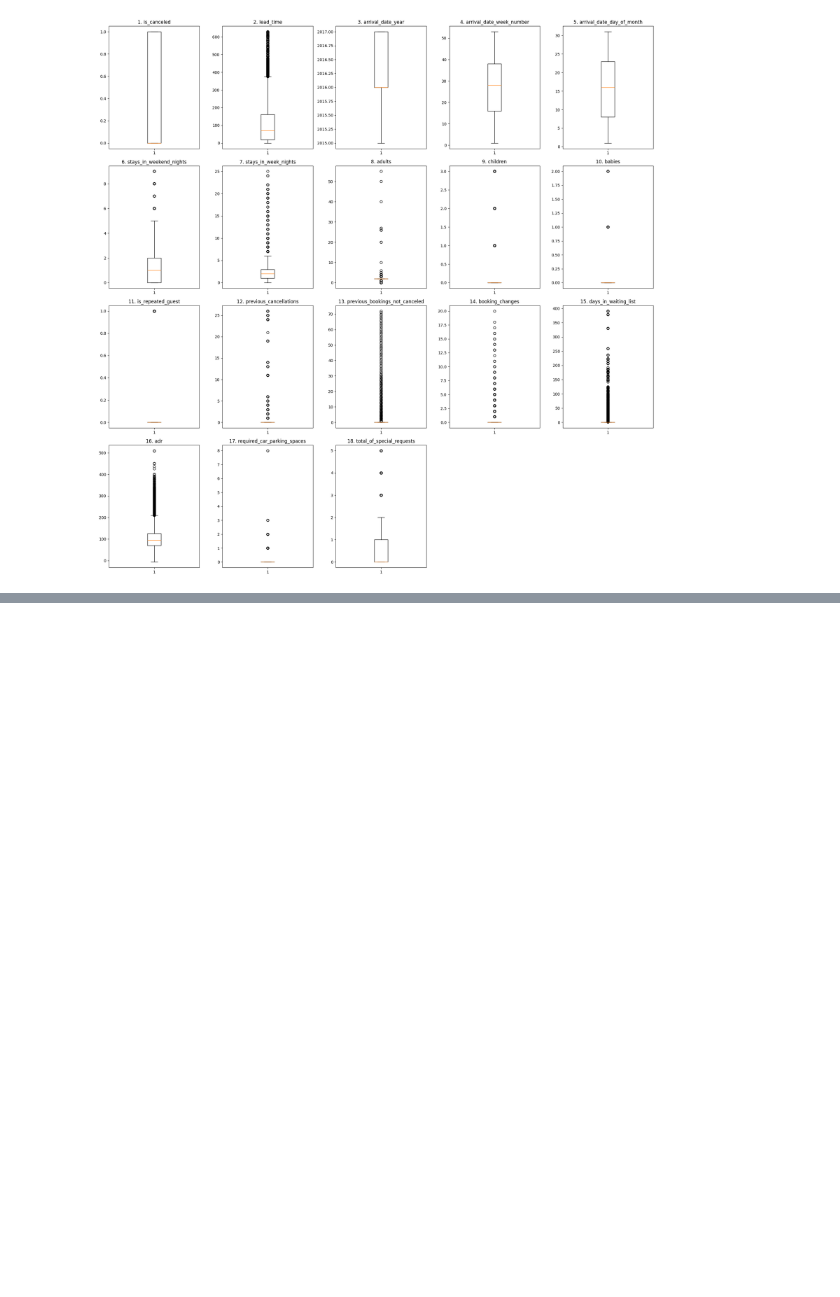
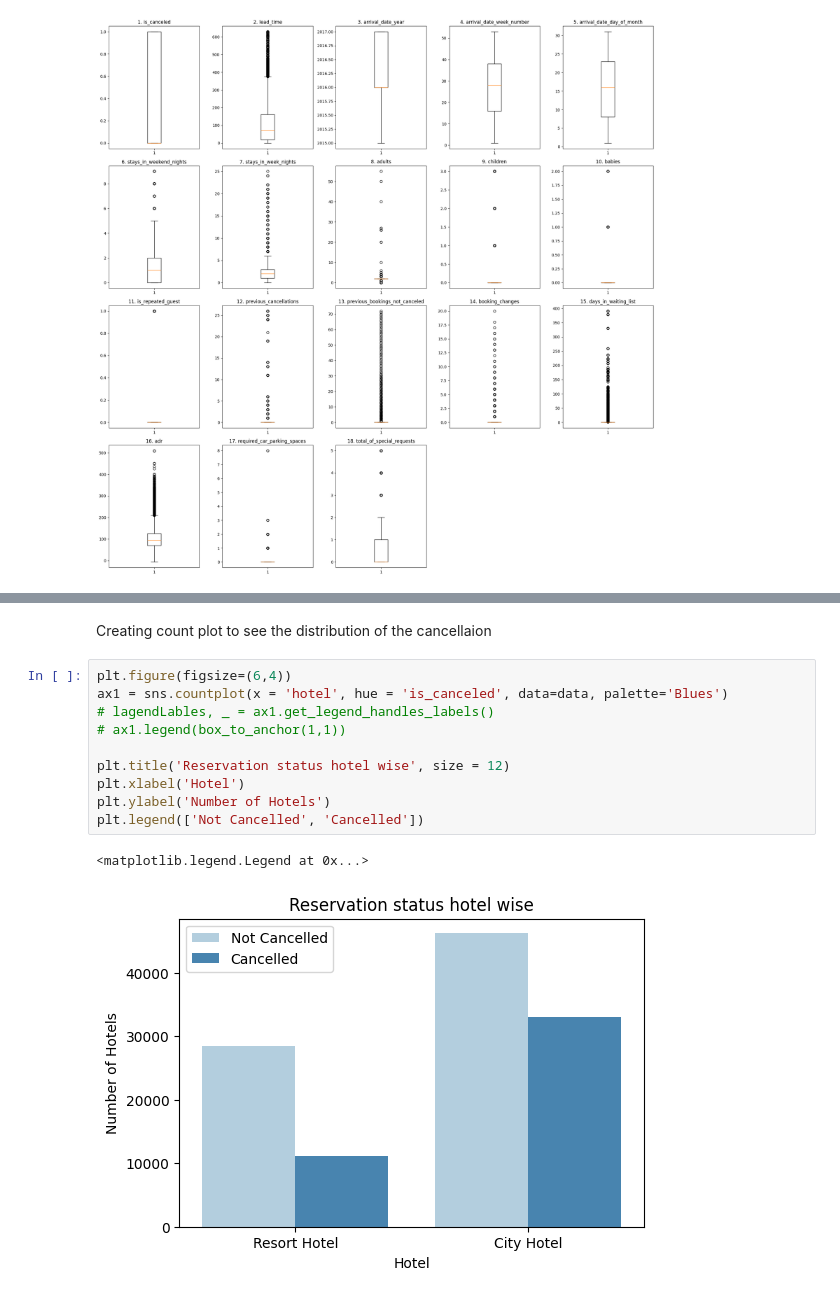
Before and after one commit to mr-ayush-agrawal/HotelReservation, a Jupyter notebook: Analysis.ipynb, the cells around one changed output, grey strips where cells are left out. Saved outputs shown, nothing was run; the diff lists cells and outputs as text; blank space fills up the shorter version.

```diff
--- a/Analysis.ipynb
+++ b/Analysis.ipynb
@@ -253,0 +297,15 @@ plt.show()
+# %% [markdown]
+Creating count plot to see the distribution of the cancellaion
+# %%
+plt.figure(figsize=(6,4))
+ax1 = sns.countplot(x = 'hotel', hue = 'is_canceled', data=data, palette='Blues')
+# lagendLables, _ = ax1.get_legend_handles_labels()
+# ax1.legend(box_to_anchor(1,1))
+
+plt.title('Reservation status hotel wise', size = 12)
+plt.xlabel('Hotel')
+plt.ylabel('Number of Hotels')
+plt.legend(['Not Cancelled', 'Cancelled'])
+# %% [output]
+<matplotlib.legend.Legend at 0x...>
+[figure, added]
```
Also changed, not shown: parts of 27 cells of this notebook.
